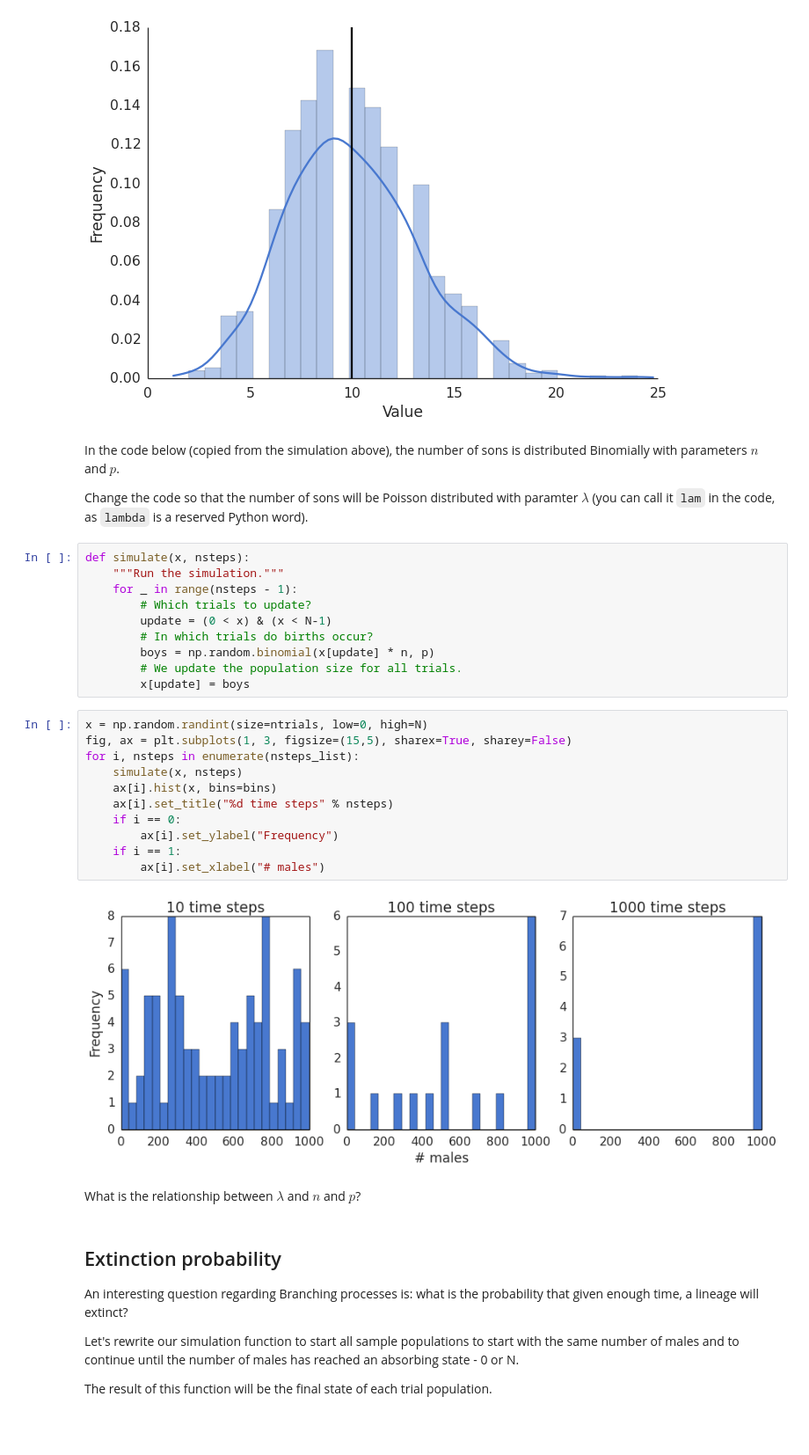
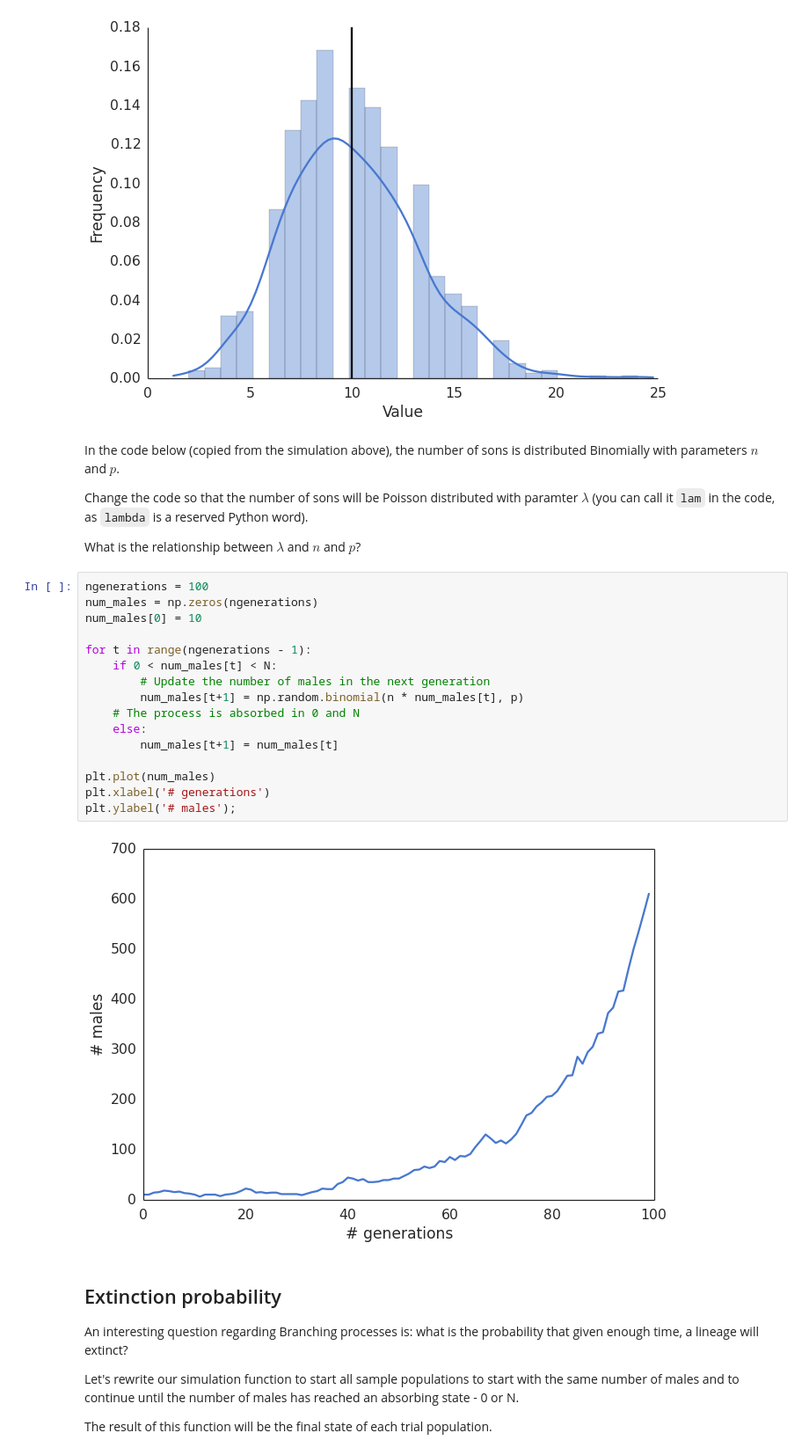
Before and after one commit to Py4Life/TAU2015, a Jupyter notebook: lecture8.ipynb, the cells around one changed output. Shown at 88% size. Cells and saved outputs as stored; diff of their text form; blank space fills up the shorter version.

```diff
--- a/lecture8.ipynb
+++ b/lecture8.ipynb
@@ -277,31 +282,26 @@ In the code below (copied from the simulation above), the number of sons is dist
 
 Change the code so that the number of sons will be Poisson distributed
 with paramter $\lambda$ (you can call it `lam` in the code, as `lambda` is a reserved Python word).
+
+What is the relationship between $\lambda$ and $n$ and $p$?
-# %%
-def simulate(x, nsteps):
-    """Run the simulation."""
-    for _ in range(nsteps - 1):
-        # Which trials to update?
-        update = (0 < x) & (x < N-1)
-        # In which trials do births occur?
-        boys = np.random.binomial(x[update] * n, p)
-        # We update the population size for all trials.
-        x[update] = boys
-# %%
-x = np.random.randint(size=ntrials, low=0, high=N)
-fig, ax = plt.subplots(1, 3, figsize=(15,5), sharex=True, sharey=False)
-for i, nsteps in enumerate(nsteps_list):
-    simulate(x, nsteps)
-    ax[i].hist(x, bins=bins)
-    ax[i].set_title("%d time steps" % nsteps)
-    if i == 0:
-        ax[i].set_ylabel("Frequency")
-    if i == 1:
-        ax[i].set_xlabel("# males")
-# %% [output]
-[figure, removed]
-# %% [markdown]
-What is the relationship between $\lambda$ and $n$ and $p$?
+# %%
+ngenerations = 100
+num_males = np.zeros(ngenerations)
+num_males[0] = 10
+
+for t in range(ngenerations - 1):
+    if 0 < num_males[t] < N:
+        # Update the number of males in the next generation
+        num_males[t+1] = np.random.binomial(n * num_males[t], p)
+    # The process is absorbed in 0 and N
+    else:
+        num_males[t+1] = num_males[t]
+
+plt.plot(num_males)
+plt.xlabel('# generations')
+plt.ylabel('# males');
+# %% [output]
+[figure, added]
 # %% [markdown]
 ## Extinction probability
 
```
Also changed, not shown: parts of 23 cells of this notebook.
